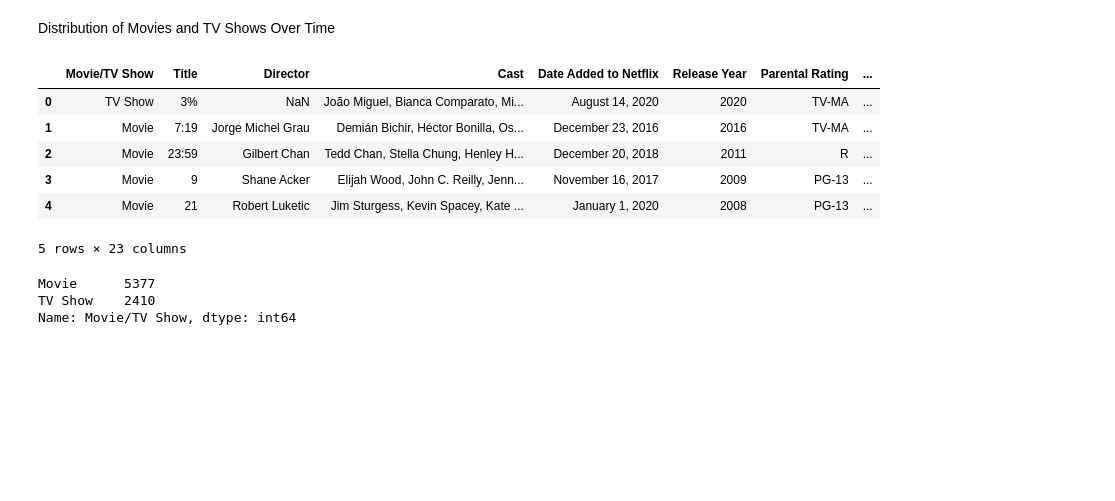
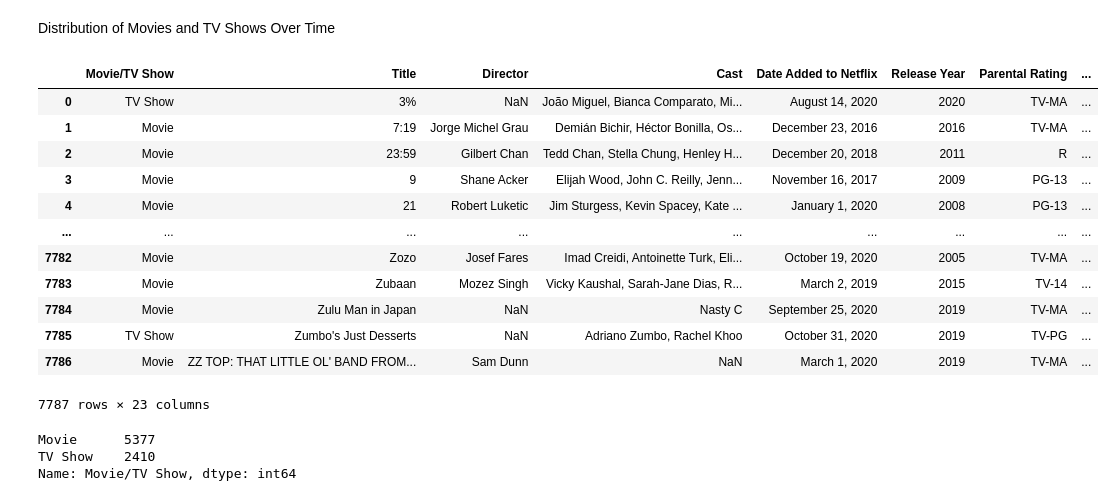
Before and after one commit to terrilvallikalam/Project1-TheFloorIsJava, a Jupyter notebook: Distribution of Movies and TV Shows Over Time.ipynb, the cells around one changed output. Drawn from its saved outputs; the diff is of its cells as text; code cells hidden in the pictures; blank space fills up the shorter version.

```diff
--- a/Distribution of Movies and TV Shows Over Time.ipynb
+++ b/Distribution of Movies and TV Shows Over Time.ipynb
@@ -6,15 +6,21 @@ import matplotlib.pyplot as plt
 # %%
 # Import the netflix_titles.csv file as a DataFrame
 netflix_df = pd.read_csv("Resources/clean_netflix.csv", encoding="utf-8")
-netflix_df.head()
+netflix_df
 # %% [output]
 |  | Movie/TV Show | Title | Director | Cast | Date Added to Netflix | Release Year | Parental Rating | ... |
 | 0 | TV Show | 3% | NaN | João Miguel, Bianca Comparato, Mi... | August 14, 2020 | 2020 | TV-MA | ... |
 | 1 | Movie | 7:19 | Jorge Michel Grau | Demián Bichir, Héctor Bonilla, Os... | December 23, 2016 | 2016 | TV-MA | ... |
 | 2 | Movie | 23:59 | Gilbert Chan | Tedd Chan, Stella Chung, Henley H... | December 20, 2018 | 2011 | R | ... |
 | 3 | Movie | 9 | Shane Acker | Elijah Wood, John C. Reilly, Jenn... | November 16, 2017 | 2009 | PG-13 | ... |
 | 4 | Movie | 21 | Robert Luketic | Jim Sturgess, Kevin Spacey, Kate ... | January 1, 2020 | 2008 | PG-13 | ... |
+| ... | ... | ... | ... | ... | ... | ... | ... | ... |
+| 7782 | Movie | Zozo | Josef Fares | Imad Creidi, Antoinette Turk, Eli... | October 19, 2020 | 2005 | TV-MA | ... |
+| 7783 | Movie | Zubaan | Mozez Singh | Vicky Kaushal, Sarah-Jane Dias, R... | March 2, 2019 | 2015 | TV-14 | ... |
+| 7784 | Movie | Zulu Man in Japan | NaN | Nasty C | September 25, 2020 | 2019 | TV-MA | ... |
+| 7785 | TV Show | Zumbo's Just Desserts | NaN | Adriano Zumbo, Rachel Khoo | October 31, 2020 | 2019 | TV-PG | ... |
+| 7786 | Movie | ZZ TOP: THAT LITTLE OL' BAND FROM... | Sam Dunn | NaN | March 1, 2020 | 2019 | TV-MA | ... |
-5 rows × 23 columns
+7787 rows × 23 columns
 # %%
 # Number of Movies vs. TV Shows
 netflix_df['Movie/TV Show'].value_counts()
```
Also changed, not shown: 3 other files.
